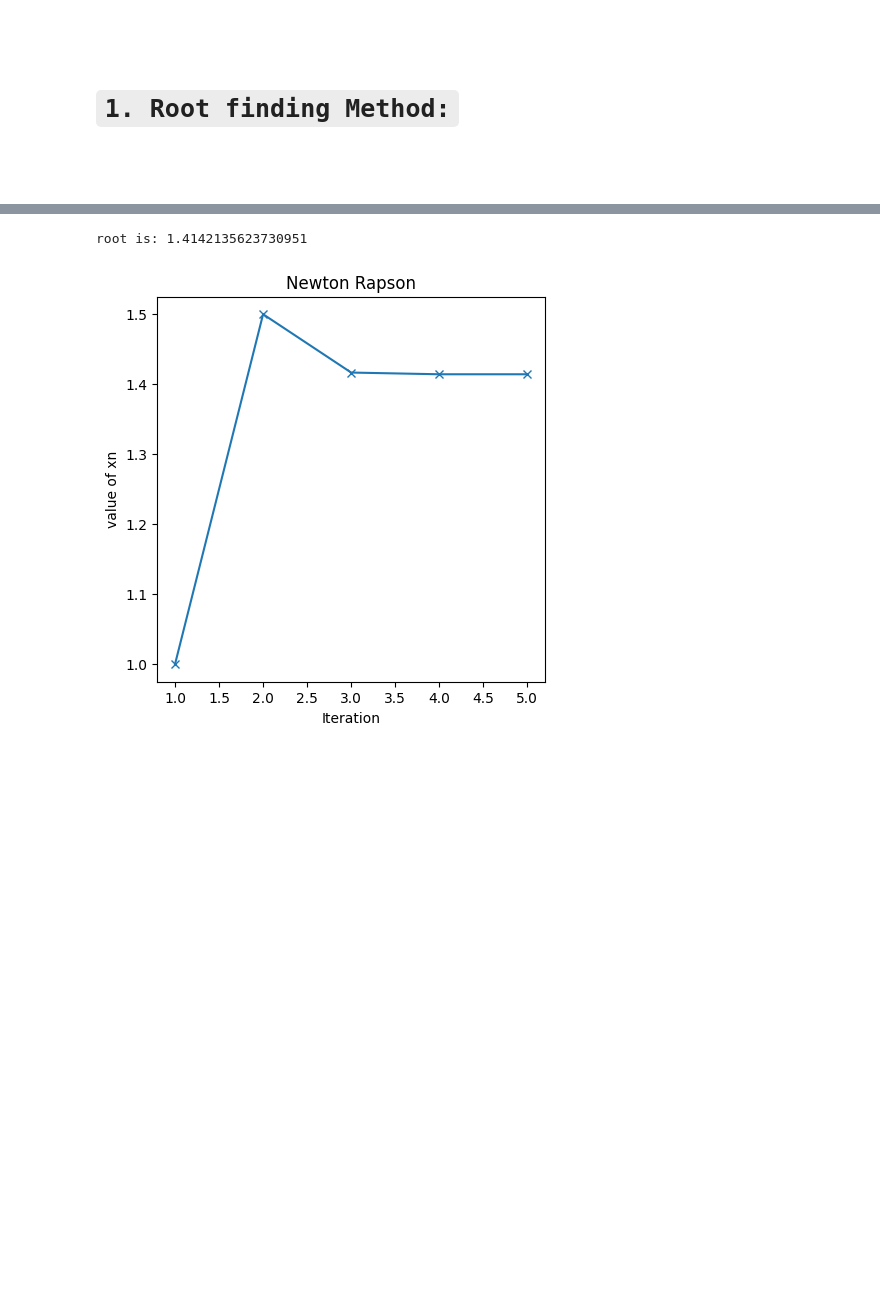
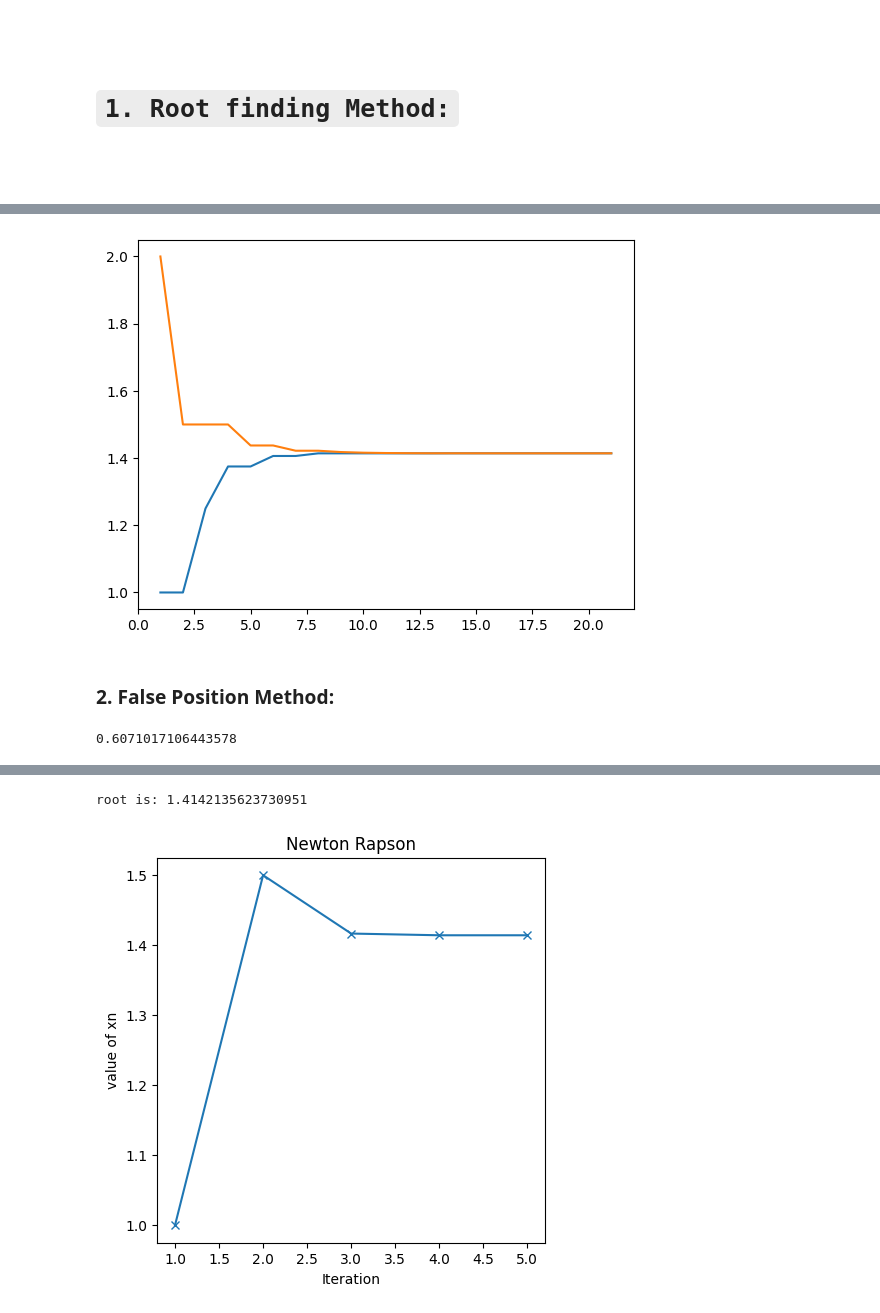
Before and after one commit to yasin-arafat-05/python-academic, a Jupyter notebook: numerical_code/finalexam.ipynb, the cells around one changed output, grey strips where cells are left out. Drawn from its saved outputs; the diff is of its cells as text; code cells hidden in the pictures; blank space fills up the shorter version.

```diff
--- a/numerical_code/finalexam.ipynb
+++ b/numerical_code/finalexam.ipynb
@@ -8,0 +78,45 @@
+# %%
+
+plt.plot(df.index,df["a"])
+plt.plot(df.index,df["b"])
+plt.show()
+# %% [output]
+[figure, added]
+# %% [markdown]
+
+### 2. False Position Method:
+# %%
+
+df = pd.DataFrame(columns=["a","b","fn(a)","fn(b)","((b*fn(b))- (a*fn(a)))/(fn(b) - fn(a))","f(c)"])
+
+
+def fn(x):
+    #return x**2 -2
+    return 3*x - np.cos(x) - 1
+
+def bisection(a,b,i,tol=1e-6):
+    if (fn(a)*fn(b)) >= 0:
+        print("choose the another value of a,b")
+        return
+
+    c = ((b*fn(b))- (a*fn(a)))/(fn(b) - fn(a))
+
+    #val:
+    val = {"a":a,"b":b,"fn(a)":fn(a),"fn(b)":fn(b),
+           "((b*fn(b))- (a*fn(a)))/(fn(b) - fn(a))":c,"f(c)":fn(c)}
+    df.loc[i] = val
+
+    if (a==b) or abs(a-b)<tol or abs(c)<tol:
+        return c
+    elif fn(a)*fn(c)<=0:
+        return bisection(a=a,b=c,i=i+1)
+    else:
+        return bisection(a=c,b=b,i=i+1)
+
+a = 0
+b = 1
+i = 1
+ans = bisection(a,b,i)
+ans.item()
+# %% [output]
+0.6071017106443578
```
Also changed, not shown: parts of 73 cells of this notebook.
